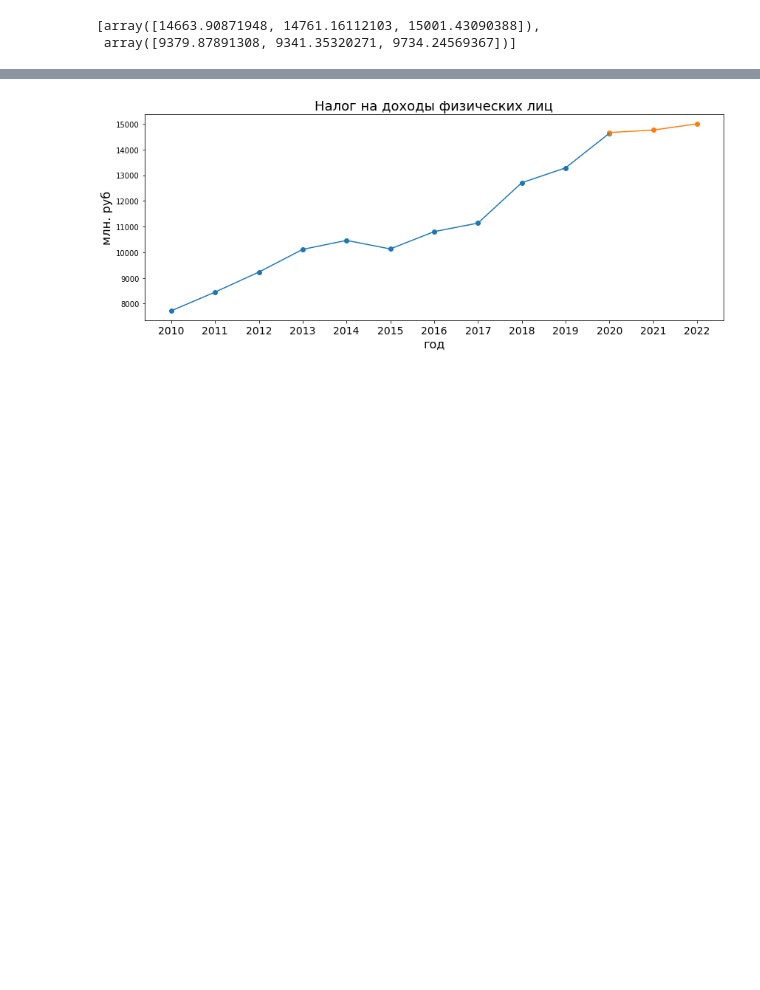
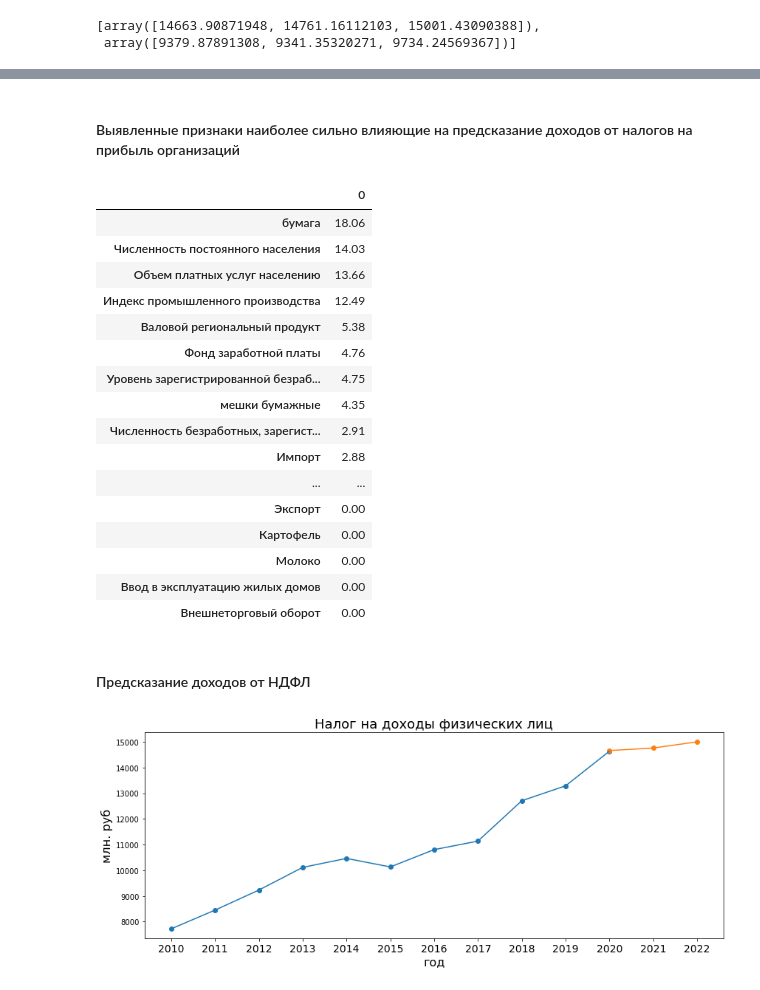
Before and after one commit to brut0/leadersofdigital_budget10, a Jupyter notebook: notebooks/model-class.ipynb, the cells around one changed output, grey strips where cells are left out. Saved outputs shown, nothing was run; the diff lists cells and outputs as text; code cells hidden in the pictures; blank space fills up the shorter version.

```diff
--- a/notebooks/model-class.ipynb
+++ b/notebooks/model-class.ipynb
@@ -199,3 +203,27 @@ model.feature_importances_
+# %% [markdown]
+#### Выявленные признаки наиболее сильно влияющие на предсказание доходов от налогов на прибыль организаций
+# %%
+model.feature_importances_[1].sort_values(0,ascending=False)
+# %% [output]
+|  | 0 |
+| бумага | 18.06 |
+| Численность постоянного населения | 14.03 |
+| Объем платных услуг населению | 13.66 |
+| Индекс промышленного производства | 12.49 |
+| Валовой региональный продукт | 5.38 |
+| Фонд заработной платы | 4.76 |
+| Уровень зарегистрированной безраб... | 4.75 |
+| мешки бумажные | 4.35 |
+| Численность безработных, зарегист... | 2.91 |
+| Импорт | 2.88 |
+| ... | ... |
+| Экспорт | 0.00 |
+| Картофель | 0.00 |
+| Молоко | 0.00 |
+| Ввод в эксплуатацию жилых домов | 0.00 |
+| Внешнеторговый оборот | 0.00 |
+# %% [markdown]
+#### Предсказание доходов от НДФЛ
 # %%
 width = 0.4  # the width of the bars
 xt = np.arange(len(X.index))
```
Also changed, not shown: parts of 9 cells of this notebook, 7 other files.
